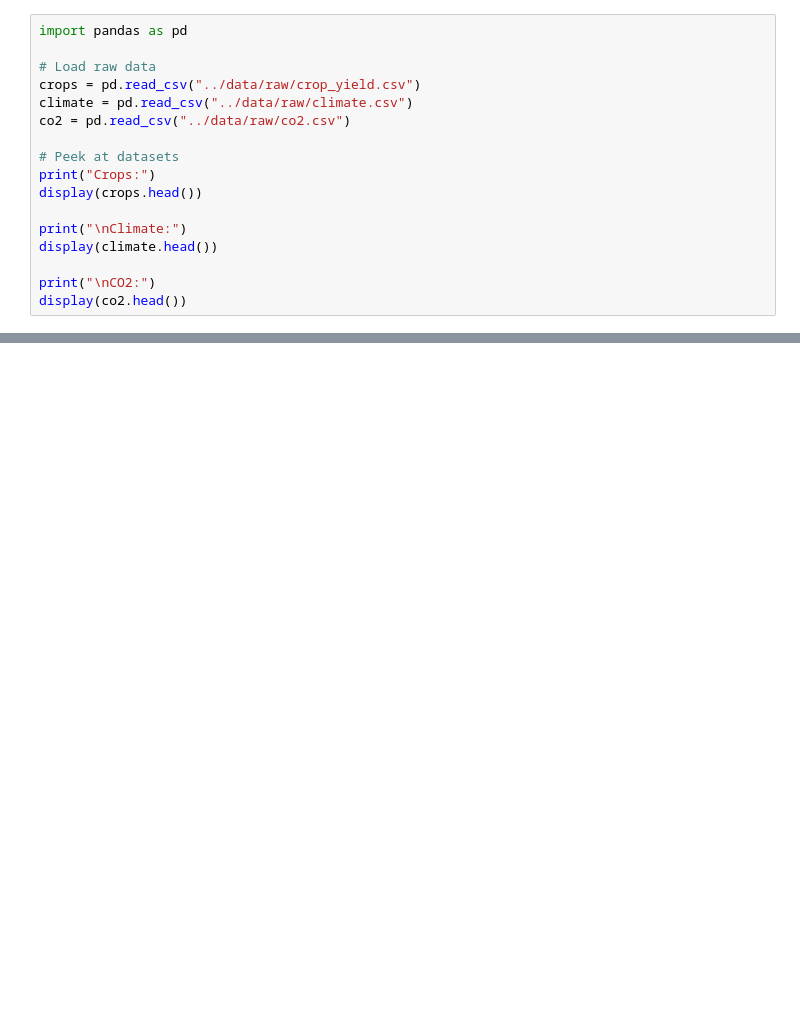
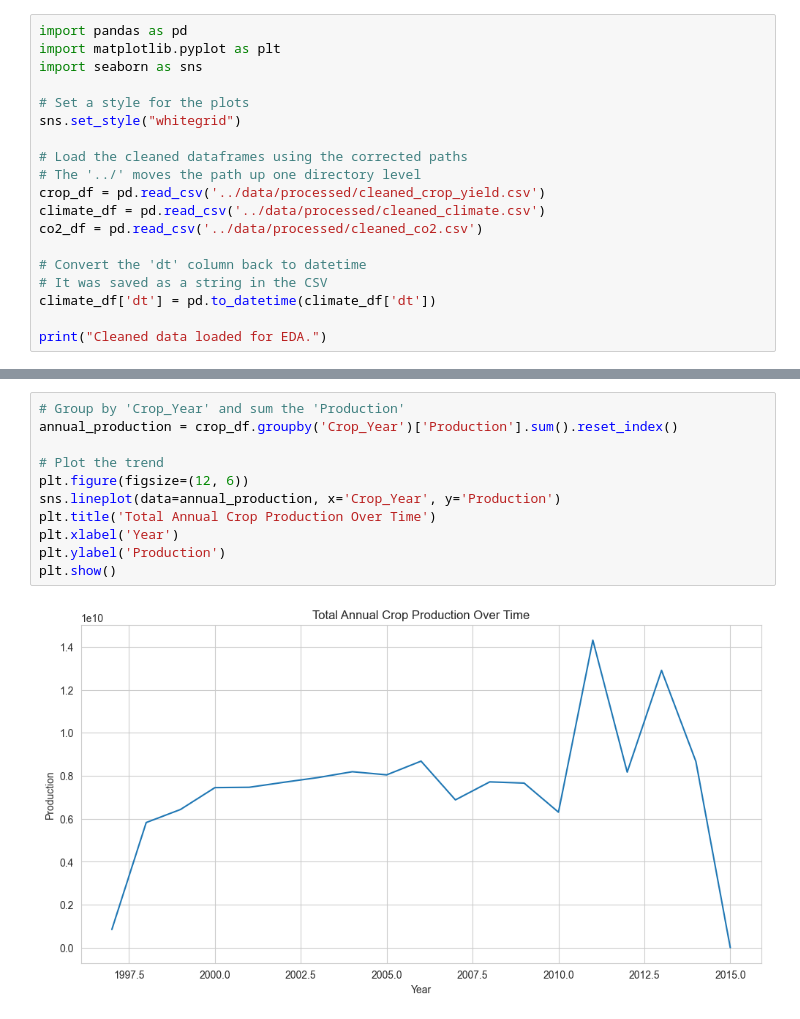
Before and after one commit to Devnaam/Climate-Change-Impact-on-Global-Food-Supply, a Jupyter notebook: notebooks/01_data_exploration.ipynb, the cells around one changed output, grey strips where cells are left out. Drawn from its saved outputs; the diff is of its cells as text; blank space fills up the shorter version.

```diff
--- a/notebooks/01_data_exploration.ipynb
+++ b/notebooks/01_data_exploration.ipynb
@@ -1,18 +1,20 @@
 # %%
 import pandas as pd
+import matplotlib.pyplot as plt
+import seaborn as sns
 
-# Load raw data
-crops = pd.read_csv("../data/raw/crop_yield.csv")
-climate = pd.read_csv("../data/raw/climate.csv")
-co2 = pd.read_csv("../data/raw/co2.csv")
+# Set a style for the plots
+sns.set_style("whitegrid")
 
-# Peek at datasets
-print("Crops:")
-display(crops.head())
+# Load the cleaned dataframes using the corrected paths
+# The '../' moves the path up one directory level
+crop_df = pd.read_csv('../data/processed/cleaned_crop_yield.csv')
+climate_df = pd.read_csv('../data/processed/cleaned_climate.csv')
+co2_df = pd.read_csv('../data/processed/cleaned_co2.csv')
 
-print("\nClimate:")
-display(climate.head())
+# Convert the 'dt' column back to datetime
+# It was saved as a string in the CSV
+climate_df['dt'] = pd.to_datetime(climate_df['dt'])
 
-print("\nCO2:")
-display(co2.head())
+print("Cleaned data loaded for EDA.")
 # %% [output]
@@ -39,0 +47,13 @@ CO2:
+# %%
+# Group by 'Crop_Year' and sum the 'Production'
+annual_production = crop_df.groupby('Crop_Year')['Production'].sum().reset_index()
+
+# Plot the trend
+plt.figure(figsize=(12, 6))
+sns.lineplot(data=annual_production, x='Crop_Year', y='Production')
+plt.title('Total Annual Crop Production Over Time')
+plt.xlabel('Year')
+plt.ylabel('Production')
+plt.show()
+# %% [output]
+[figure, added]
```
Also changed, not shown: parts of 7 cells of this notebook, 6 other files.
